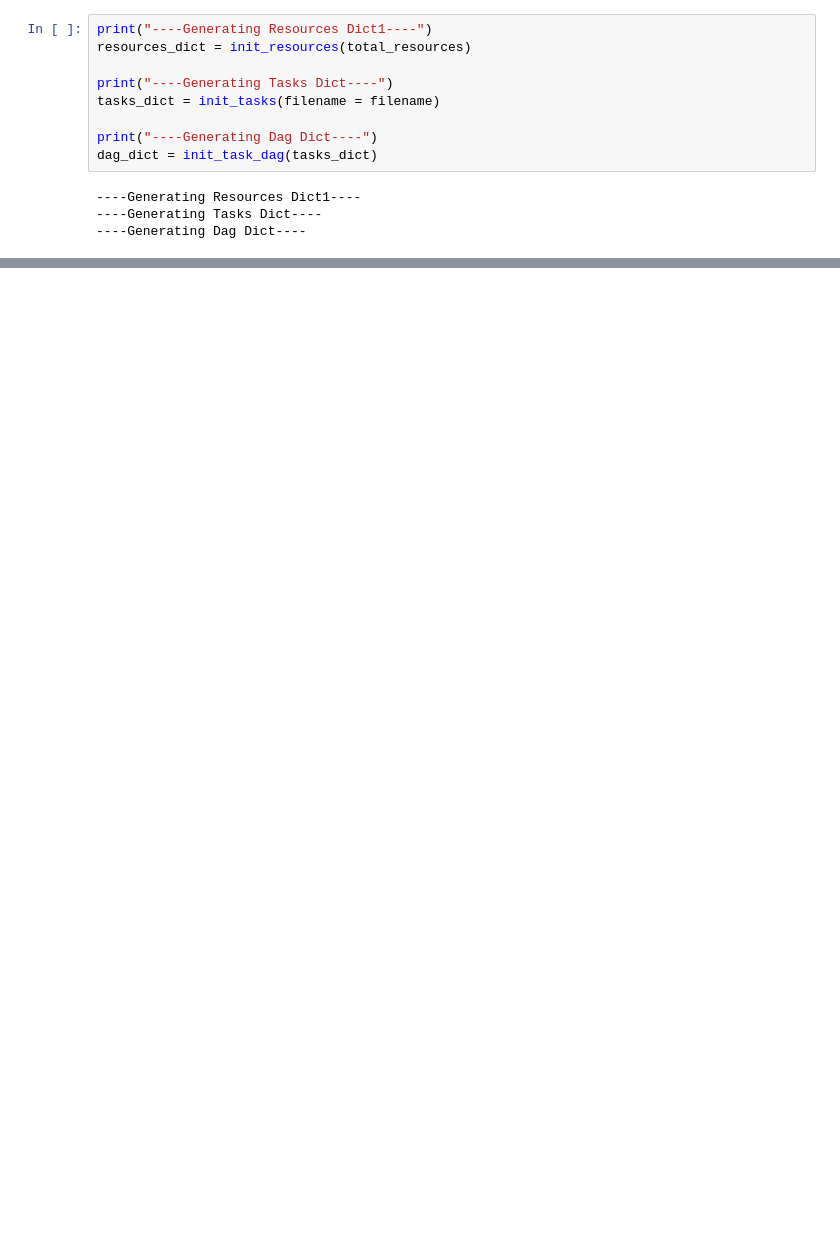
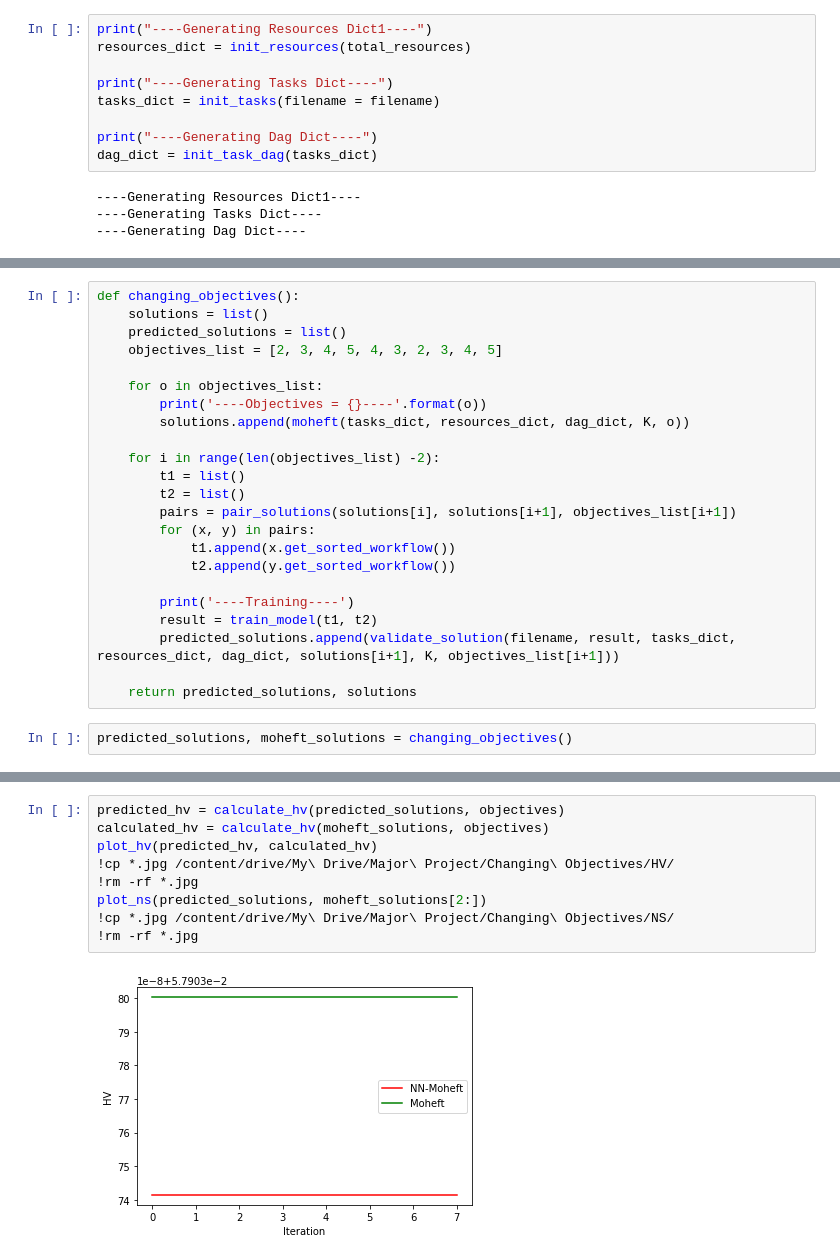
Before and after one commit to void-trinity/Major-Project, a Jupyter notebook: Major_Project.ipynb, the cells around one changed output, grey strips where cells are left out. Drawn from its saved outputs; the diff is of its cells as text; blank space fills up the shorter version.

```diff
--- a/Major_Project.ipynb
+++ b/Major_Project.ipynb
@@ -1021,0 +1048,25 @@ plot(predicted_solutions[-1], moheft_solutions[-1])
+# %%
+def changing_objectives():
+    solutions = list()
+    predicted_solutions = list()
+    objectives_list = [2, 3, 4, 5, 4, 3, 2, 3, 4, 5]
+
+    for o in objectives_list:
+        print('----Objectives = {}----'.format(o))
+        solutions.append(moheft(tasks_dict, resources_dict, dag_dict, K, o))
+
+    for i in range(len(objectives_list) -2):
+        t1 = list()
+        t2 = list()
+        pairs = pair_solutions(solutions[i], solutions[i+1], objectives_list[i+1])
+        for (x, y) in pairs:
+            t1.append(x.get_sorted_workflow())
+            t2.append(y.get_sorted_workflow())
+
+        print('----Training----')
+        result = train_model(t1, t2)
+        predicted_solutions.append(validate_solution(filename, result, tasks_dict, resources_dict, dag_dict, solutions[i+1], K, objectives_list[i+1]))
+
+    return predicted_solutions, solutions
+# %%
+predicted_solutions, moheft_solutions = changing_objectives()
@@ -1021,0 +1091,11 @@ plot(predicted_solutions[-1], moheft_solutions[-1])
+# %%
+predicted_hv = calculate_hv(predicted_solutions, objectives)
+calculated_hv = calculate_hv(moheft_solutions, objectives)
+plot_hv(predicted_hv, calculated_hv)
+!cp *.jpg /content/drive/My\ Drive/Major\ Project/Changing\ Objectives/HV/
+!rm -rf *.jpg
+plot_ns(predicted_solutions, moheft_solutions[2:])
+!cp *.jpg /content/drive/My\ Drive/Major\ Project/Changing\ Objectives/NS/
+!rm -rf *.jpg
+# %% [output]
+[figure, added]
```
Also changed, not shown: parts of 18 cells of this notebook, 1 other file.
